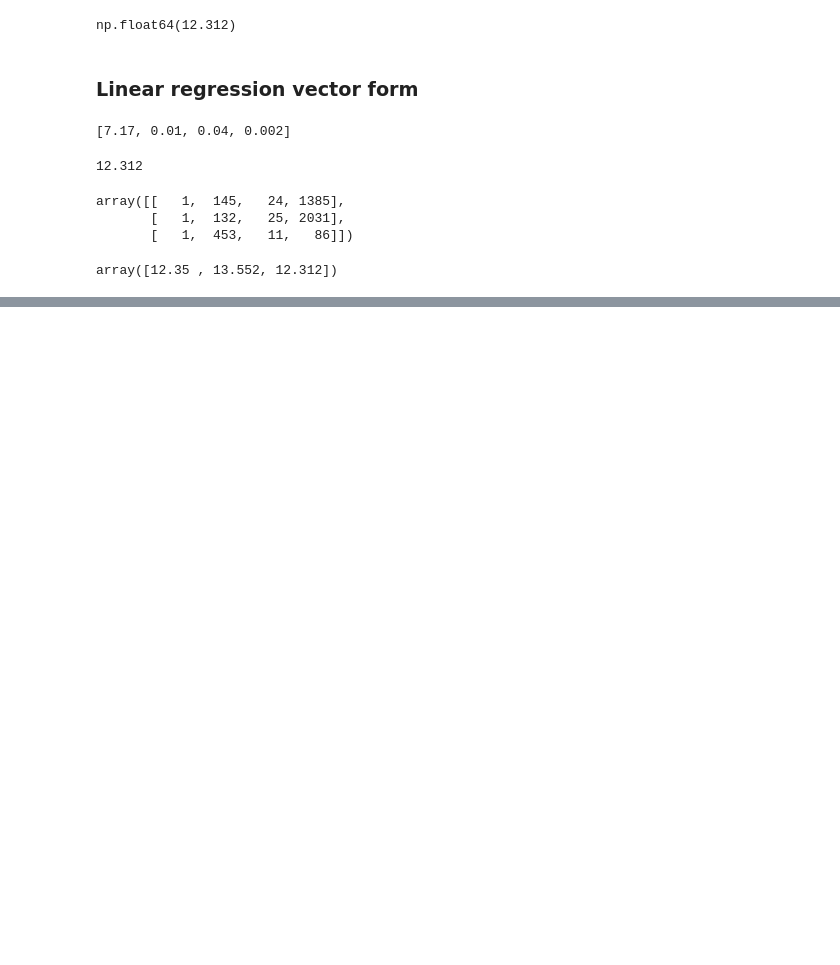
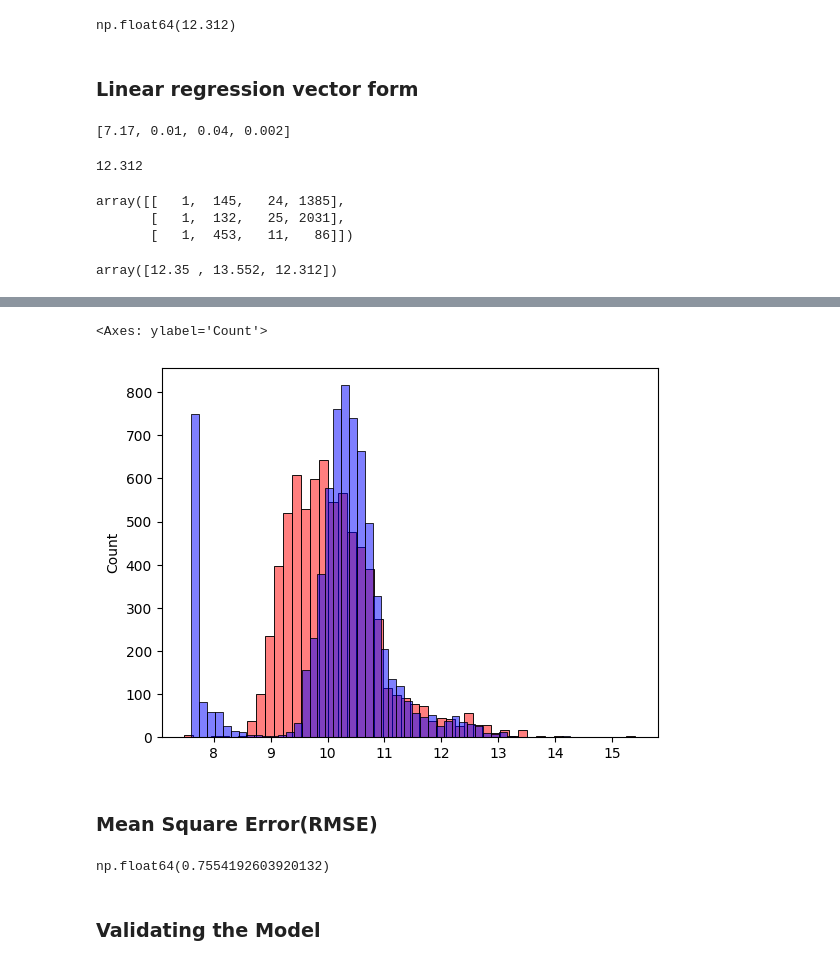
Before and after one commit to FirstBML/Machine-Learning-1st-Assigmnment, a Jupyter notebook: Homework/Modules/module2.ipynb, the cells around one changed output, grey strips where cells are left out. Cells and saved outputs as stored; diff of their text form; code cells hidden in the pictures; blank space fills up the shorter version.

```diff
--- a/Homework/Modules/module2.ipynb
+++ b/Homework/Modules/module2.ipynb
@@ -350,0 +422,9 @@ array([12.35 , 13.552, 12.312])
+# %%
+def train_linear_regression(x, y):
+    ones = np.ones(x.shape[0])
+    x = np.column_stack([ones, x])
+
+    xtx = x.T.dot(x)
+    xtx_inv = np.linalg.inv(xtx)
+    w_full = xtx_inv.dot(x.T).dot(y)
+    return w_full[0], w_full[1:]
@@ -350,0 +461,3 @@ array([12.35 , 13.552, 12.312])
+# %%
+base = ['engine_hp', 'engine_cylinders', 'highway_mpg', 'city_mpg', 'popularity']
+df_train[base]
@@ -350,0 +512,3 @@ array([12.35 , 13.552, 12.312])
+# %%
+x_train = df_train[base].fillna(0).values
+x_train
@@ -350,0 +523,25 @@ array([12.35 , 13.552, 12.312])
+# %%
+w0, w = train_linear_regression(x_train, y_train)
+y_pred = w0 + x_train.dot(w)
+# %%
+sns.histplot(y_pred, alpha = 0.5, color='red', bins=50)
+sns.histplot(y_train, alpha = 0.5,color='blue', bins=50)
+# %% [output]
+<Axes: ylabel='Count'>
+[figure, added]
+# %% [markdown]
+### Mean Square Error(RMSE)
+# %%
+
+# checking for differences between predicted values and actual values
+def rmse(y, y_pred):
+    error = y - y_pred
+    se = error ** 2
+    mse = se.mean()
+    return np.sqrt(mse)
+
+rmse(y_train, y_pred)  # should be close to 0
+# %% [output]
+np.float64(0.7554192603920132)
+# %% [markdown]
+### Validating the Model
```
Also changed, not shown: parts of 20 cells of this notebook, 1 other file.
